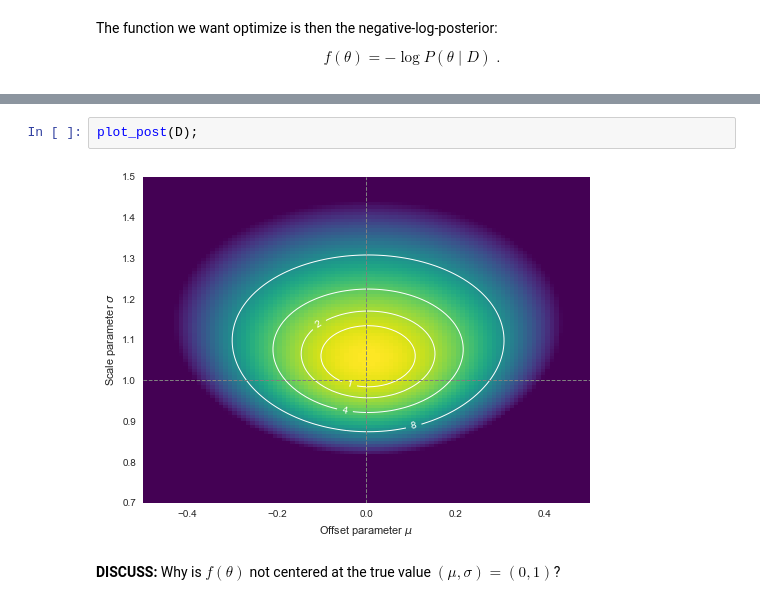
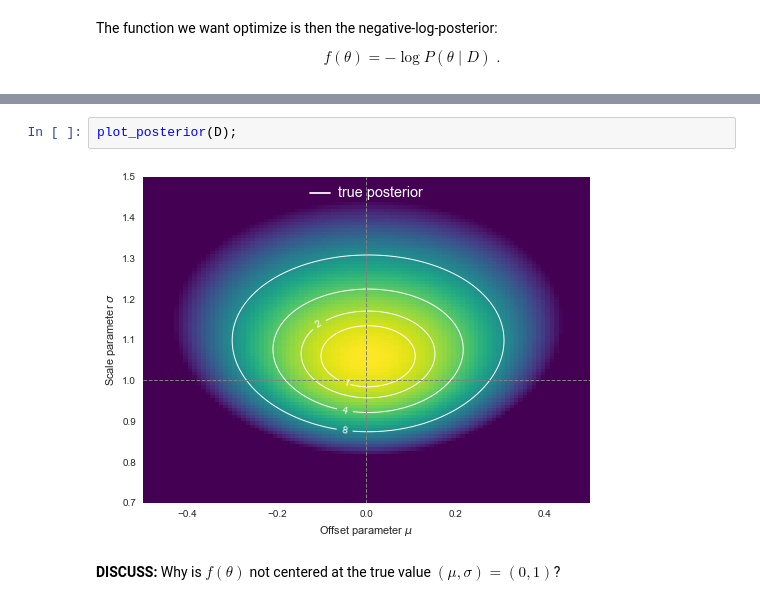
Before and after one commit to bubnicbf/phys_714, a Jupyter notebook: notebooks/Optimization.ipynb, the cells around one changed output, grey strips where cells are left out. Saved outputs shown, nothing was run; the diff lists cells and outputs as text.

```diff
--- a/notebooks/Optimization.ipynb
+++ b/notebooks/Optimization.ipynb
@@ -397,7 +376,7 @@ def plot_post(D, mu_range=(-0.5,0.5), sigma_range=(0.7,1.5), ngrid=100):
 # %%
-plot_post(D);
+plot_posterior(D);
 # %% [output]
-[figure, old version]
+[figure, new version]
 # %% [markdown]
 **DISCUSS:** Why is $f(\theta)$ not centered at the true value $(\mu, \sigma) = (0, 1)$?
 # %% [markdown]
```
Also changed, not shown: parts of 8 cells of this notebook.
